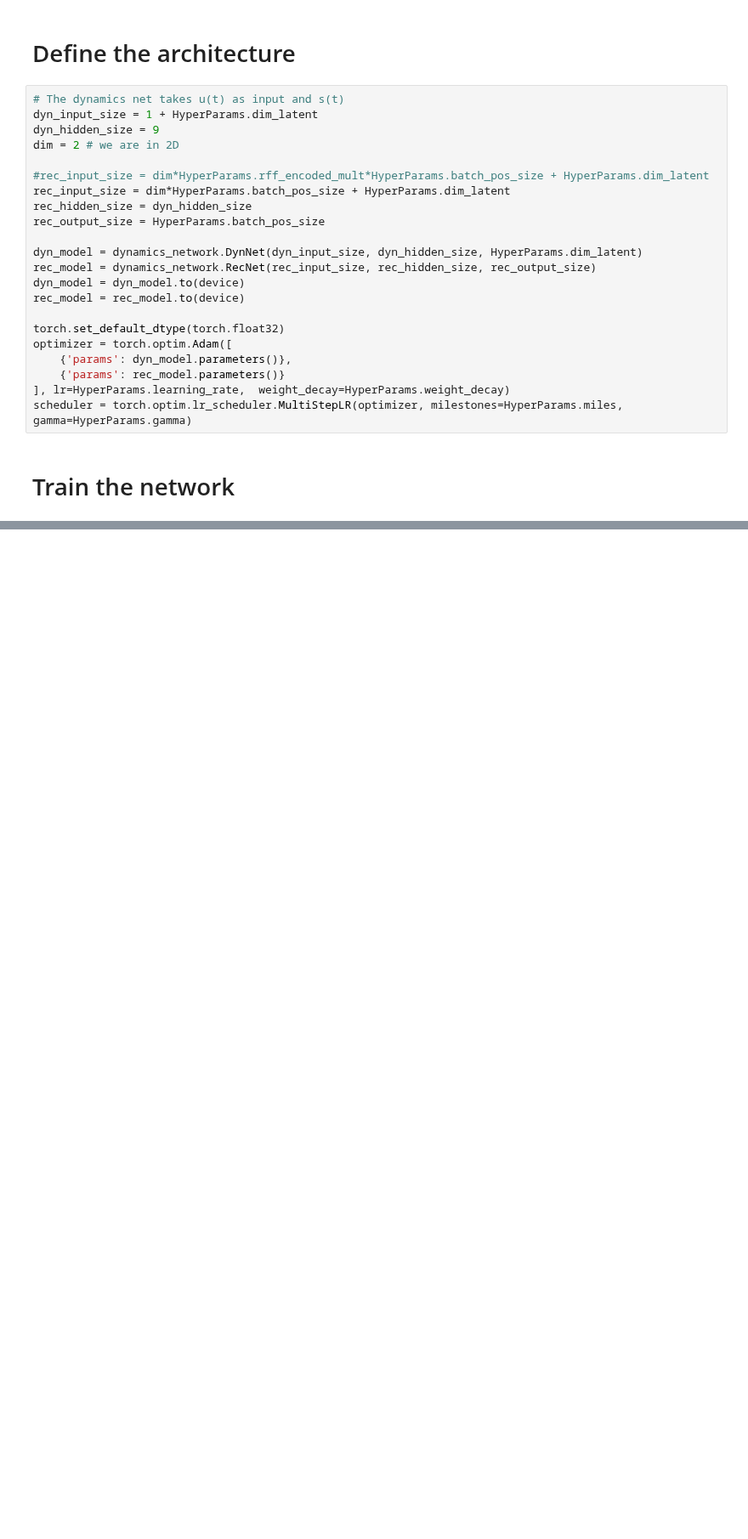
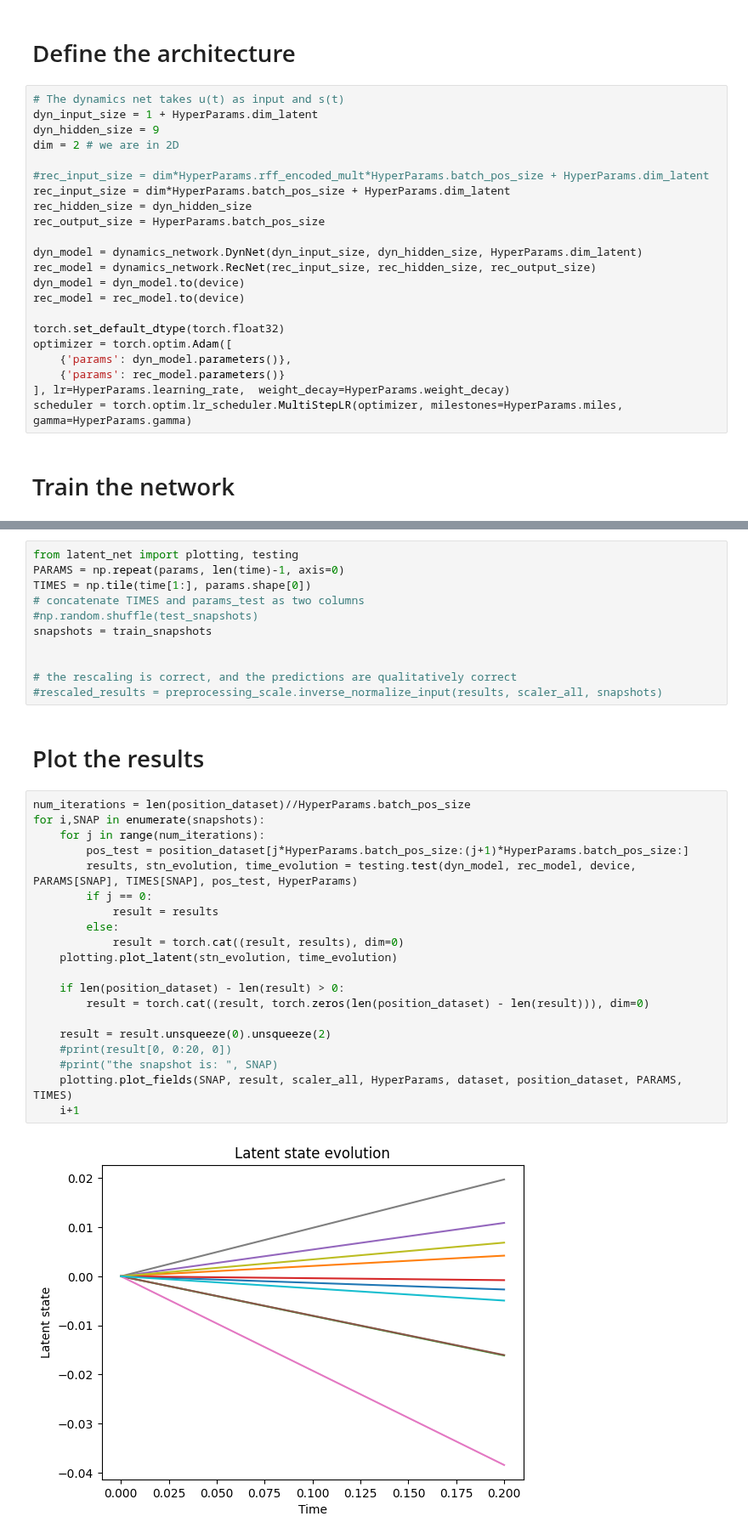
Before and after one commit to Fra-Sala/gnn_time, a Jupyter notebook: latent_net/latent.ipynb, the cells around one changed output, grey strips where cells are left out. Shown at 85% size. Saved outputs shown, nothing was run; the diff lists cells and outputs as text; blank space fills up the shorter version.

```diff
--- a/latent_net/latent.ipynb
+++ b/latent_net/latent.ipynb
@@ -198,0 +206,35 @@ plt.show()
+# %%
+from latent_net import plotting, testing
+PARAMS = np.repeat(params, len(time)-1, axis=0)
+TIMES = np.tile(time[1:], params.shape[0])
+# concatenate TIMES and params_test as two columns
+#np.random.shuffle(test_snapshots)
+snapshots = train_snapshots
+
+
+# the rescaling is correct, and the predictions are qualitatively correct
+#rescaled_results = preprocessing_scale.inverse_normalize_input(results, scaler_all, snapshots)
+# %% [markdown]
+# Plot the results
+# %%
+num_iterations = len(position_dataset)//HyperParams.batch_pos_size
+for i,SNAP in enumerate(snapshots):
+    for j in range(num_iterations):
+        pos_test = position_dataset[j*HyperParams.batch_pos_size:(j+1)*HyperParams.batch_pos_size:]
+        results, stn_evolution, time_evolution = testing.test(dyn_model, rec_model, device, PARAMS[SNAP], TIMES[SNAP], pos_test, HyperParams)
+        if j == 0:
+            result = results
+        else:
+            result = torch.cat((result, results), dim=0)
+    plotting.plot_latent(stn_evolution, time_evolution)
+
+    if len(position_dataset) - len(result) > 0:
+        result = torch.cat((result, torch.zeros(len(position_dataset) - len(result))), dim=0)
+
+    result = result.unsqueeze(0).unsqueeze(2)
+    #print(result[0, 0:20, 0])
+    #print("the snapshot is: ", SNAP)
+    plotting.plot_fields(SNAP, result, scaler_all, HyperParams, dataset, position_dataset, PARAMS, TIMES)
+    i+1
+# %% [output]
+[figure, added]
```
Also changed, not shown: parts of 14 cells of this notebook, 9 other files.
